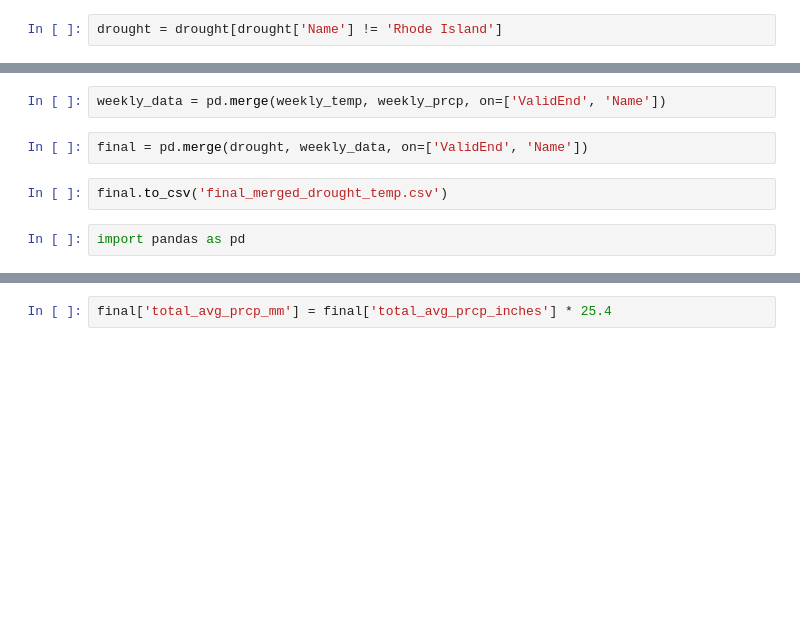
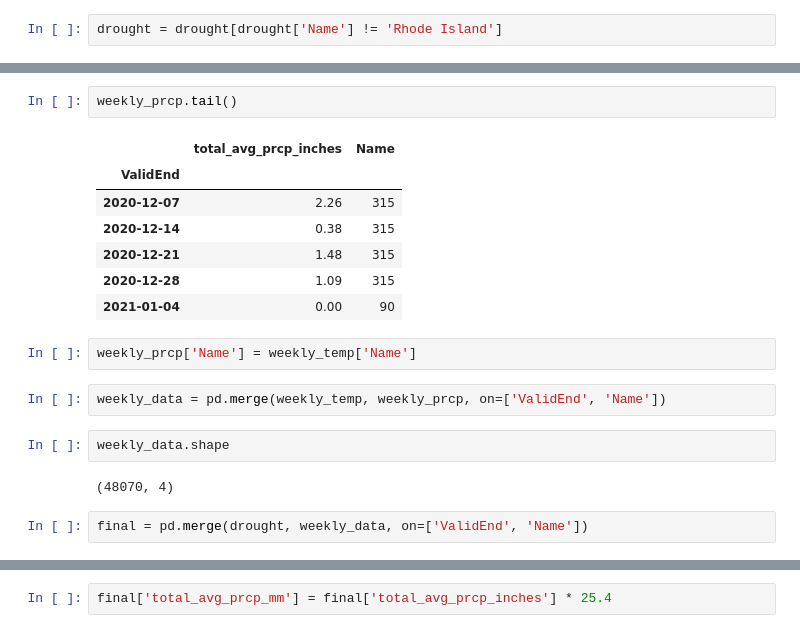
Before and after one commit to sqnguyen00/project-5-repo, a Jupyter notebook: merge_temp_drought.ipynb, the cells around one changed output, grey strips where cells are left out. Saved outputs shown, nothing was run; the diff lists cells and outputs as text; blank space fills up the shorter version.

```diff
--- a/merge_temp_drought.ipynb
+++ b/merge_temp_drought.ipynb
@@ -276,8 +268,20 @@ Name: Name, dtype: int64
+# %%
+weekly_prcp.tail()
+# %% [output]
+|  | total_avg_prcp_inches | Name |
+| ValidEnd |  |  |
+| 2020-12-07 | 2.26 | 315 |
+| 2020-12-14 | 0.38 | 315 |
+| 2020-12-21 | 1.48 | 315 |
+| 2020-12-28 | 1.09 | 315 |
+| 2021-01-04 | 0.00 | 90 |
+# %%
+weekly_prcp['Name'] = weekly_temp['Name']
 # %%
 weekly_data = pd.merge(weekly_temp, weekly_prcp, on=['ValidEnd', 'Name'])
+# %%
+weekly_data.shape
+# %% [output]
+(48070, 4)
 # %%
 final = pd.merge(drought, weekly_data, on=['ValidEnd', 'Name'])
-# %%
-final.to_csv('final_merged_drought_temp.csv')
-# %%
-import pandas as pd
```
Also changed, not shown: parts of 8 cells of this notebook, 1 other file.
